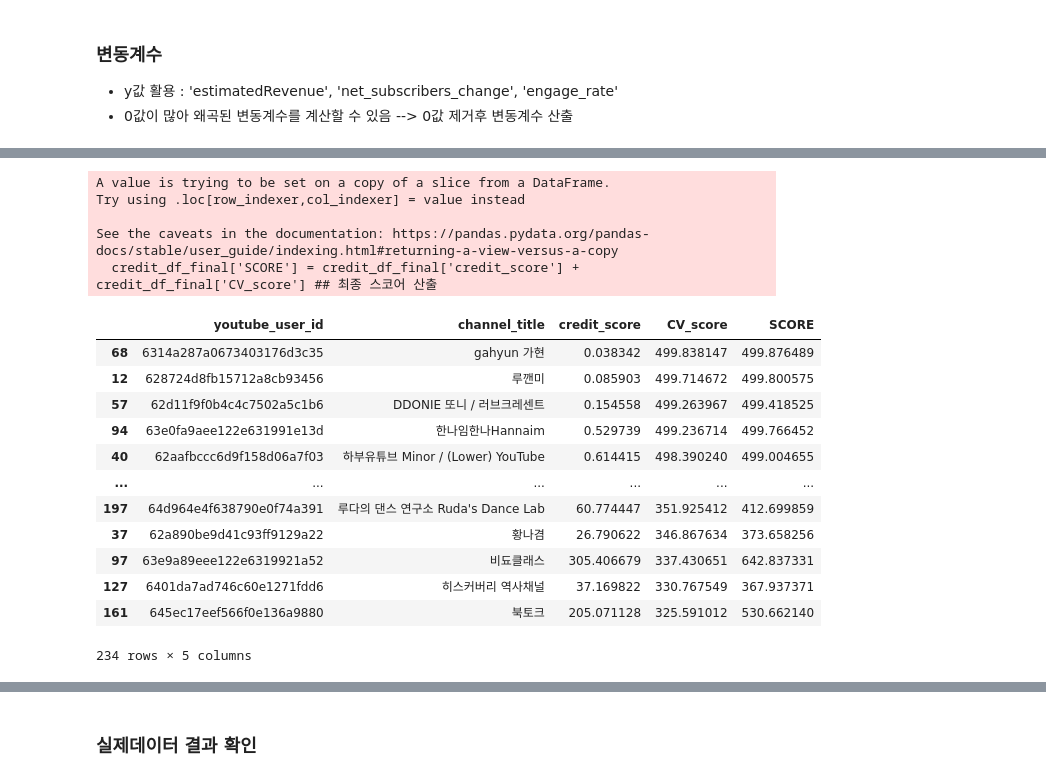
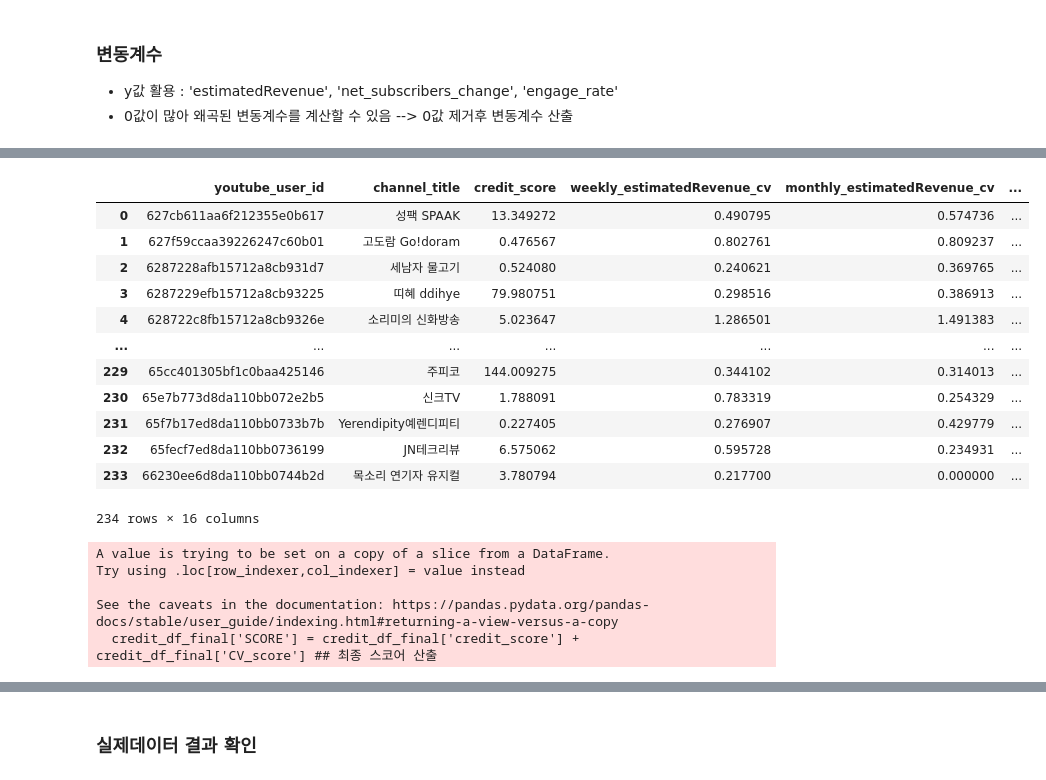
Before and after one commit to kkwann/awake, a Jupyter notebook: 5.Modeling(4).ipynb, the cells around one changed output, grey strips where cells are left out. Cells and saved outputs as stored; diff of their text form; code cells hidden in the pictures.

```diff
--- a/5.Modeling(4).ipynb
+++ b/5.Modeling(4).ipynb
@@ -910,4 +924,23 @@ credit_coef_df.sort_values('credit_score',ascending=False)
 234 rows × 9 columns
+# %%
+cv_col = ['weekly_estimatedRevenue_cv', 'monthly_estimatedRevenue_cv', 'weekly_net_subscribers_change_cv', 'monthly_net_subscribers_change_cv', 'weekly_engage_rate_cv', 'monthly_engage_rate_cv']
+credit_coef_df['CV_score'] = credit_coef_df[cv_col].mean(axis=1)
+# %%
+credit_coef_df
+# %% [output]
+|  | youtube_user_id | channel_title | credit_score | weekly_estimatedRevenue_cv | monthly_estimatedRevenue_cv | ... |
+| 0 | 627cb611aa6f212355e0b617 | 성팩 SPAAK | 13.349272 | 0.490795 | 0.574736 | ... |
+| 1 | 627f59ccaa39226247c60b01 | 고도람 Go!doram | 0.476567 | 0.802761 | 0.809237 | ... |
+| 2 | 6287228afb15712a8cb931d7 | 세남자 물고기 | 0.524080 | 0.240621 | 0.369765 | ... |
+| 3 | 6287229efb15712a8cb93225 | 띠혜 ddihye | 79.980751 | 0.298516 | 0.386913 | ... |
+| 4 | 628722c8fb15712a8cb9326e | 소리미의 신화방송 | 5.023647 | 1.286501 | 1.491383 | ... |
+| ... | ... | ... | ... | ... | ... | ... |
+| 229 | 65cc401305bf1c0baa425146 | 주피코 | 144.009275 | 0.344102 | 0.314013 | ... |
+| 230 | 65e7b773d8da110bb072e2b5 | 신크TV | 1.788091 | 0.783319 | 0.254329 | ... |
+| 231 | 65f7b17ed8da110bb0733b7b | Yerendipity예렌디피티 | 0.227405 | 0.276907 | 0.429779 | ... |
+| 232 | 65fecf7ed8da110bb0736199 | JN테크리뷰 | 6.575062 | 0.595728 | 0.234931 | ... |
+| 233 | 66230ee6d8da110bb0744b2d | 목소리 연기자 유지컬 | 3.780794 | 0.217700 | 0.000000 | ... |
+234 rows × 16 columns
 # %%
 # 변동계수 가중치 적용
 credit_coef_df['weekly_estimatedRevenue_cv_score'] = (1 - credit_coef_df['weekly_estimatedRevenue_cv']) * 90
@@ -928,19 +961,3 @@ Try using .loc[row_indexer,col_indexer] = value instead
 
 See the caveats in the documentation: https://pandas.pydata.org/pandas-docs/stable/user_guide/indexing.html#returning-a-view-versus-a-copy
   credit_df_final['SCORE'] = credit_df_final['credit_score'] + credit_df_final['CV_score'] ## 최종 스코어 산출
-# %%
-credit_df_final.sort_values('CV_score',ascending=False)
-# %% [output]
-|  | youtube_user_id | channel_title | credit_score | CV_score | SCORE |
-| 68 | 6314a287a0673403176d3c35 | gahyun 가현 | 0.038342 | 499.838147 | 499.876489 |
-| 12 | 628724d8fb15712a8cb93456 | 루깬미 | 0.085903 | 499.714672 | 499.800575 |
-| 57 | 62d11f9f0b4c4c7502a5c1b6 | DDONIE 또니 / 러브크레센트 | 0.154558 | 499.263967 | 499.418525 |
-| 94 | 63e0fa9aee122e631991e13d | 한나임한나Hannaim | 0.529739 | 499.236714 | 499.766452 |
-| 40 | 62aafbccc6d9f158d06a7f03 | 하부유튜브 Minor / (Lower) YouTube | 0.614415 | 498.390240 | 499.004655 |
-| ... | ... | ... | ... | ... | ... |
-| 197 | 64d964e4f638790e0f74a391 | 루다의 댄스 연구소 Ruda's Dance Lab | 60.774447 | 351.925412 | 412.699859 |
-| 37 | 62a890be9d41c93ff9129a22 | 황나겸 | 26.790622 | 346.867634 | 373.658256 |
-| 97 | 63e9a89eee122e6319921a52 | 비됴클래스 | 305.406679 | 337.430651 | 642.837331 |
-| 127 | 6401da7ad746c60e1271fdd6 | 히스커버리 역사채널 | 37.169822 | 330.767549 | 367.937371 |
-| 161 | 645ec17eef566f0e136a9880 | 북토크 | 205.071128 | 325.591012 | 530.662140 |
-234 rows × 5 columns
```
Also changed, not shown: parts of 19 cells of this notebook.
